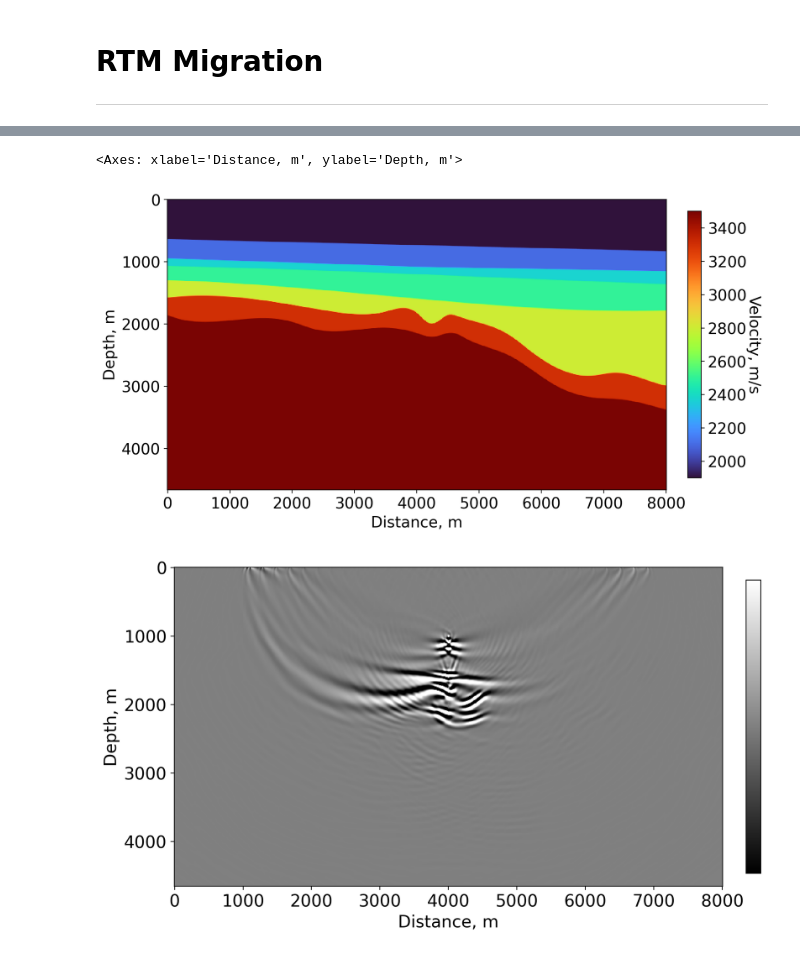
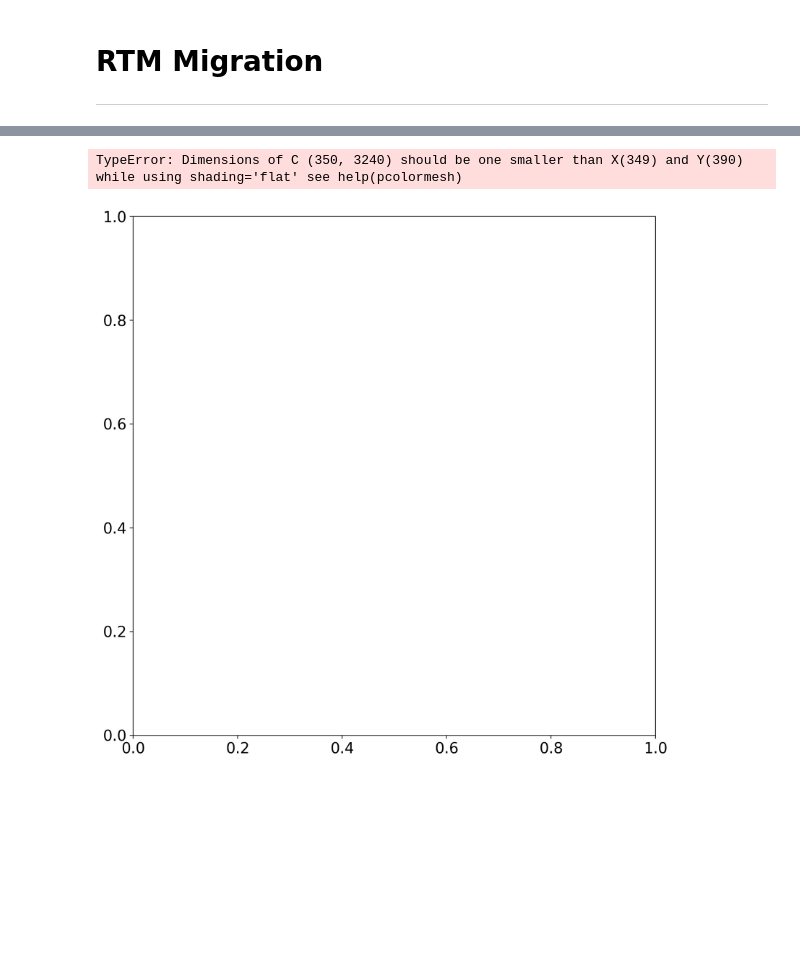
Before and after one commit to spaceswimmer/Migr_Lib, a Jupyter notebook: Modeling Presentation.ipynb, the cells around one changed output, grey strips where cells are left out. Cells and saved outputs as stored; diff of their text form; code cells hidden in the pictures; blank space fills up the shorter version.

```diff
--- a/Modeling Presentation.ipynb
+++ b/Modeling Presentation.ipynb
@@ -147,5 +147,8 @@ fig.colorbar(im)
 # %%
 #Считаем RMS скорости в глубине
-vrms = np.sqrt(model_vp.cumsum(axis=1)/(np.indices(model_vp.shape)[1]+1))
-plt.imshow(vrms.T, aspect = 'auto', extent=(0, 8100, 1000, 0))
+# vrms = np.sqrt((model_vp**2).cumsum(axis=1)/(np.indices(model_vp.shape)[1]+1))
+depth = np.arange(2.5, (model_vp.shape[1]+1)*2.5, 2.5)
+vrms = depth[None,:]/(ti/2)
+plt.imshow(vrms.T, aspect = 'auto', extent=(0, 8100, model_vp.shape[1]*2.5, 0))
+plt.colorbar()
 # %% [output]
@@ -219,0 +231,14 @@ axs[1].imshow(dnmo_spr.T, aspect='auto', vmin=-np.quantile(dnmo_spr, 0.9), vmax
+# %%
+images = np.load('Results/RTM_real_images.npy')
+RTM_model_vp, xx, zz = readin_bin(model_param['path'], seek_num=0, nt=467, nr=801, dx=10, dz=10)
+
+slices = [slice(20, -20), slice(20, -20)]
+stack_image = np.zeros_like(np.diff(images[0], axis=1))
+for im in images:
+    stack_image += np.diff(im, axis=1)
+    # stack_image += im[:, :-1]
+
+axs = plot_model(np.round(RTM_model_vp, -1), xx, zz, rec=None, src=None, show=False)
+# axs.pcolormesh(xx.T[:, :-1], zz.T[:, :-1], stack_image[80:-80, 80:-80], alpha=0.7, cmap='gray', vmin=-np.quantile(stack_image[80:-80, 80:-80], 0.995), vmax=np.quantile(stack_image[80:-80, 80:-80], 0.995))
+plot_image(stack_image[20:-20, 20:-20], xx.T[:, :-1], zz.T[:, :-1], quantile=0.995, )
+# plt.show()
@@ -241,0 +282,10 @@ Imaging source 6 out of 30
+# %%
+model_images = np.load('Results/RTM_model_images.npy')
+
+stack_image = np.zeros_like(np.diff(model_images[0], axis=1))
+for im in model_images:
+    stack_image += np.diff(im, axis=1)
+
+image = model_images[0].T
+gain = np.quantile(image, 0.99)
+plt.imshow(image.T, aspect='auto', vmin=-gain, vmax=gain)
@@ -242,18 +295,16 @@ Imaging source 6 out of 30
 # %%
-images = np.load('Results/images.npy')
-model_vp, xx, zz = readin_bin(model_param['path'], seek_num=0, nt=467, nr=801, dx=10, dz=10)
-
+model_images = np.load('Results/RTM_model_images.npy')
+x = np.linspace(0, model_images[0], model_images[0].shape[0])
+z = depth
+xx, zz = np.meshgrid(x, z)
 slices = [slice(20, -20), slice(20, -20)]
-stack_image = np.zeros_like(np.diff(images[0], axis=1))
-for im in images:
+stack_image = np.zeros_like(np.diff(model_images[0], axis=1))
+for im in model_images:
     stack_image += np.diff(im, axis=1)
     # stack_image += im[:, :-1]
-
-axs = plot_model(np.round(model_vp, -1), xx, zz, rec=None, src=None, show=False)
 # axs.pcolormesh(xx.T[:, :-1], zz.T[:, :-1], stack_image[80:-80, 80:-80], alpha=0.7, cmap='gray', vmin=-np.quantile(stack_image[80:-80, 80:-80], 0.995), vmax=np.quantile(stack_image[80:-80, 80:-80], 0.995))
 plot_image(stack_image[20:-20, 20:-20], xx.T[:, :-1], zz.T[:, :-1], quantile=0.995, )
 # plt.show()
 # %% [output]
-<Axes: xlabel='Distance, m', ylabel='Depth, m'>
+TypeError: Dimensions of C (350, 3240) should be one smaller than X(349) and Y(390) while using shading='flat' see help(pcolormesh)
-[figure, old version]
+[figure, new version]
-[figure, removed]
```
Also changed, not shown: parts of 25 cells of this notebook, 9 other files.
